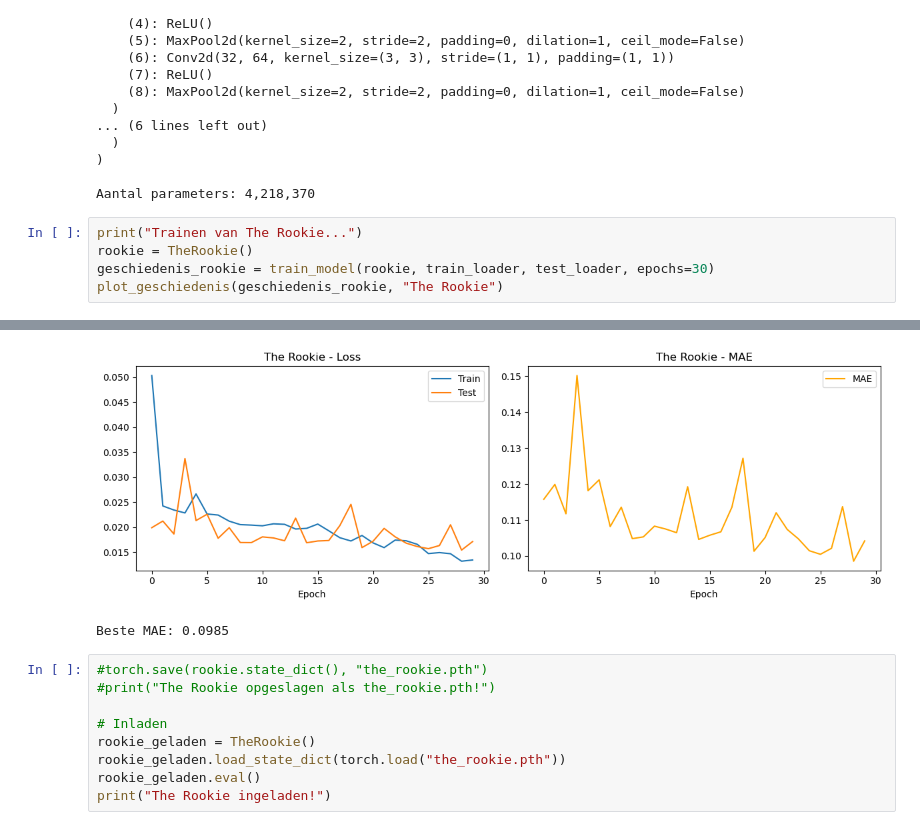
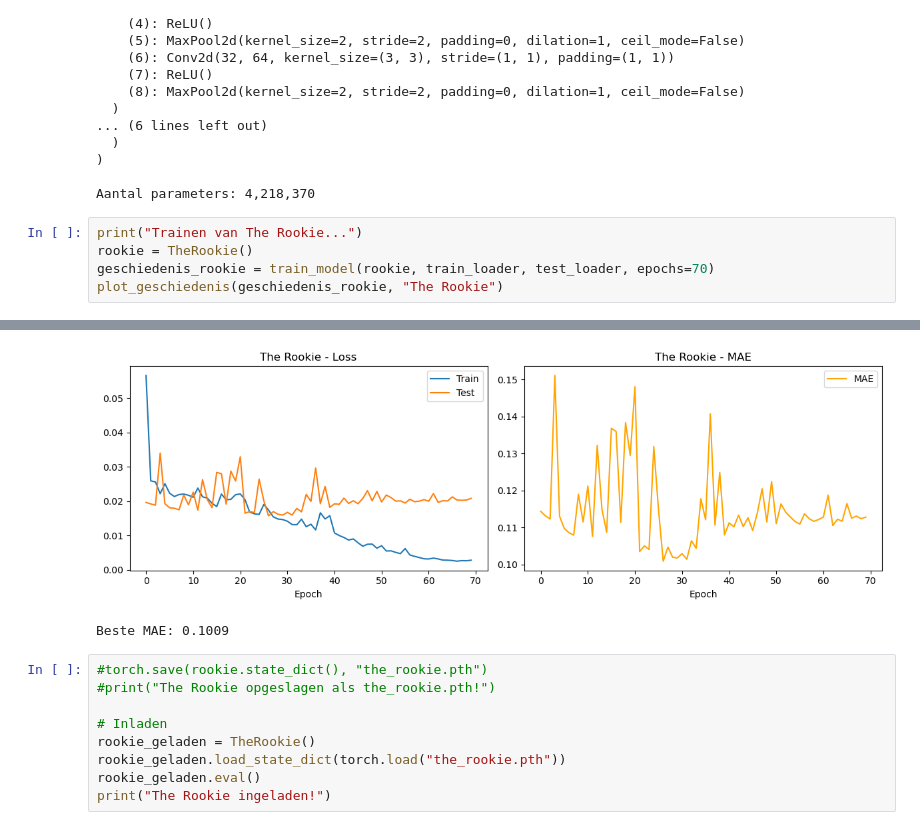
Before and after one commit to NimaGhafar/music_mood, a Jupyter notebook: music_mood.ipynb, the cells around one changed output, grey strips where cells are left out. Cells and saved outputs as stored; diff of their text form.

Commit message:
Laatste modellen toegevoegd

```diff
--- a/music_mood.ipynb
+++ b/music_mood.ipynb
@@ -612,7 +612,7 @@ Aantal parameters: 4,218,370
 # %%
 print("Trainen van The Rookie...")
 rookie = TheRookie()
-geschiedenis_rookie = train_model(rookie, train_loader, test_loader, epochs=30)
+geschiedenis_rookie = train_model(rookie, train_loader, test_loader, epochs=70)
 plot_geschiedenis(geschiedenis_rookie, "The Rookie")
 # %% [output]
 Trainen van The Rookie...
@@ -625,5 +633,5 @@ Epoch 30/30 | Train loss: 0.0134 | Test loss: 0.0171 | MAE: 0.1042
-[figure, old version]
+[figure, new version]
-Beste MAE: 0.0985
+Beste MAE: 0.1009
 # %%
 #torch.save(rookie.state_dict(), "the_rookie.pth")
 #print("The Rookie opgeslagen als the_rookie.pth!")
```
Also changed, not shown: parts of 16 cells of this notebook, 2 other files.
